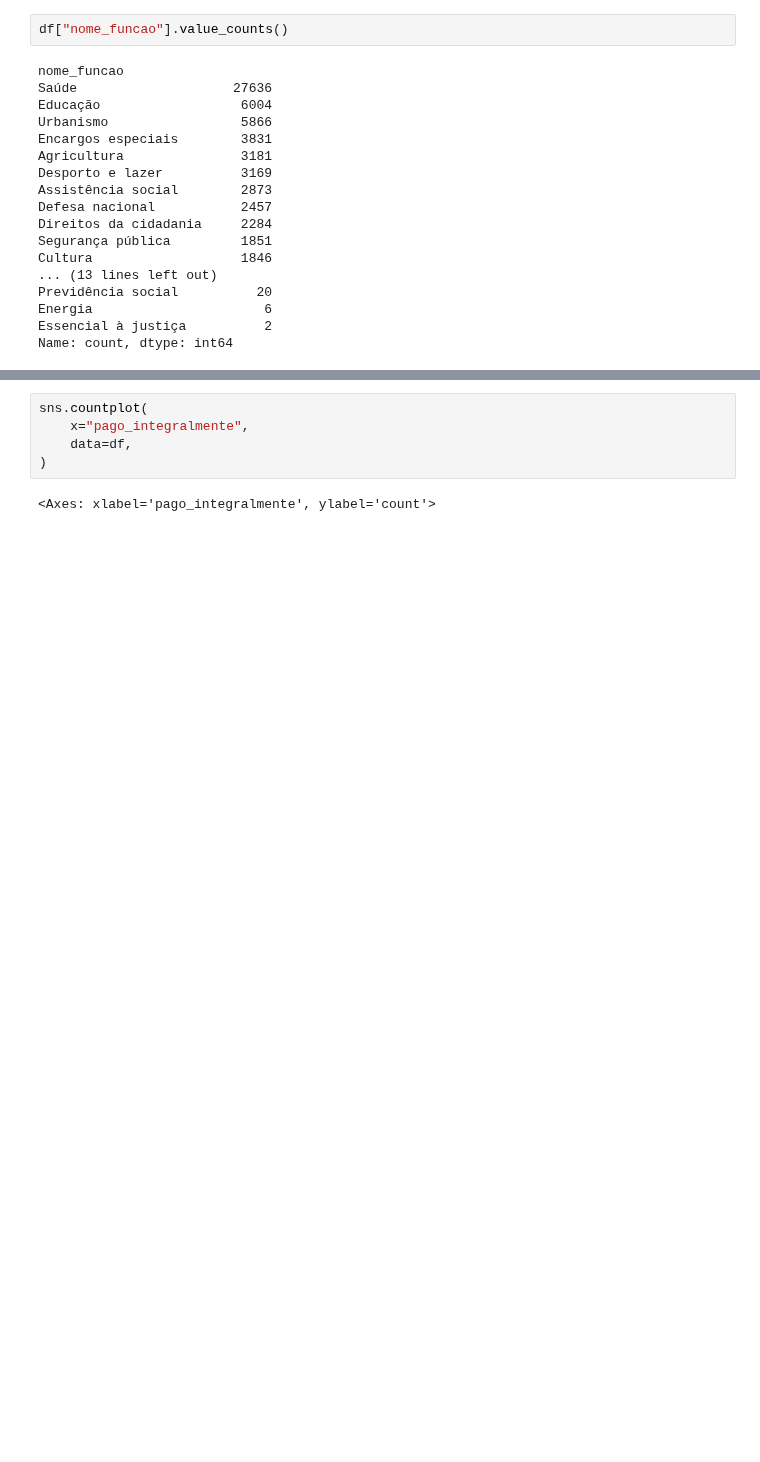
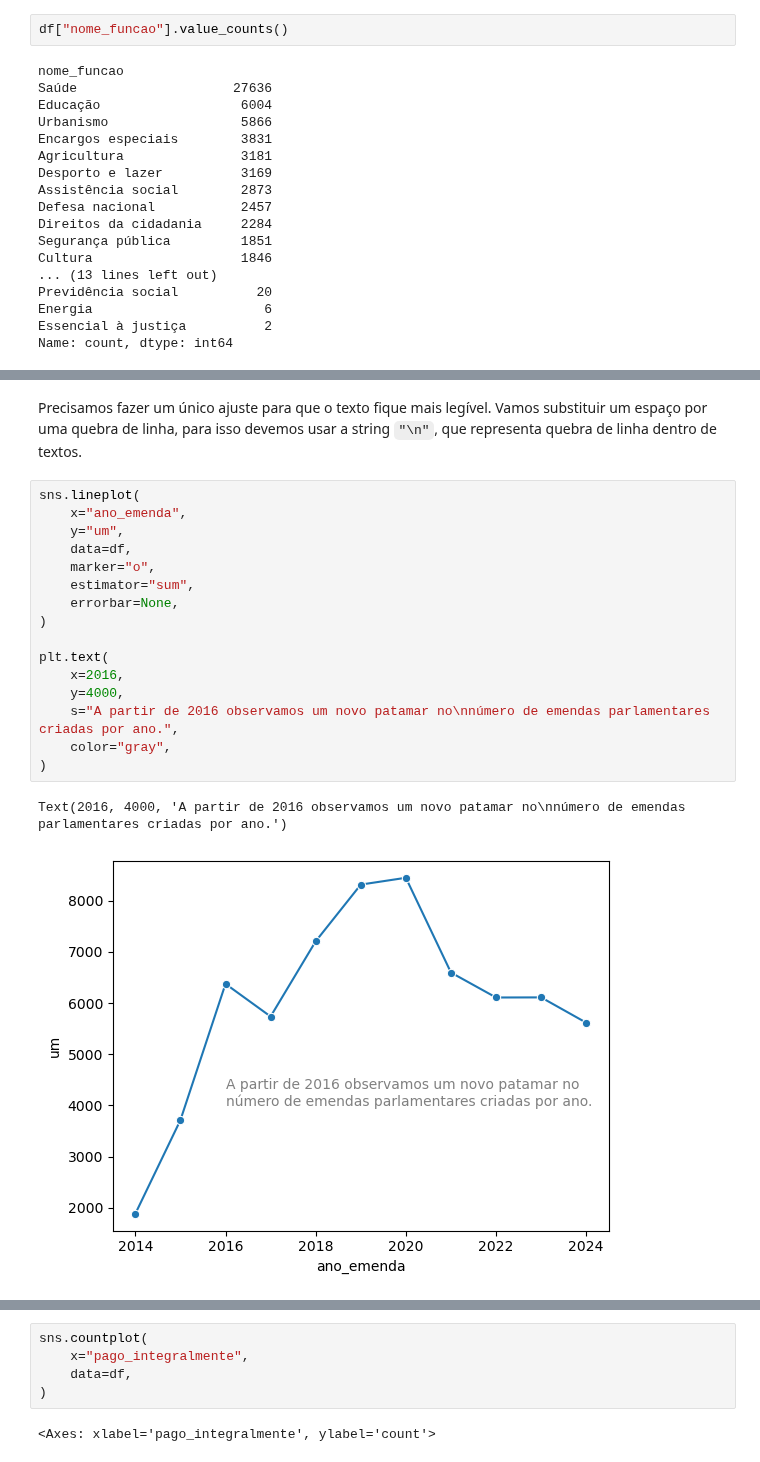
Before and after one commit to lthevenard/curso_prog, a Jupyter notebook: aulas/aula9/apostila_cap_8.ipynb, the cells around one changed output, grey strips where cells are left out. Cells and saved outputs as stored; diff of their text form; blank space fills up the shorter version.

```diff
--- a/aulas/aula9/apostila_cap_8.ipynb
+++ b/aulas/aula9/apostila_cap_8.ipynb
@@ -75,0 +125,21 @@ Vamos criar um gráfico para entender a coluna `pago_integralmente`:
+# %% [markdown]
+Precisamos fazer um único ajuste para que o texto fique mais legível. Vamos substituir um espaço por uma quebra de linha, para isso devemos usar a string `"\n"`, que representa quebra de linha dentro de textos.
+# %%
+sns.lineplot(
+    x="ano_emenda",
+    y="um",
+    data=df,
+    marker="o",
+    estimator="sum",
+    errorbar=None,
+)
+
+plt.text(
+    x=2016,
+    y=4000,
+    s="A partir de 2016 observamos um novo patamar no\nnúmero de emendas parlamentares criadas por ano.",
+    color="gray",
+)
+# %% [output]
+Text(2016, 4000, 'A partir de 2016 observamos um novo patamar no\nnúmero de emendas parlamentares criadas por ano.')
+[figure, added]
```
Also changed, not shown: parts of 23 cells of this notebook.
